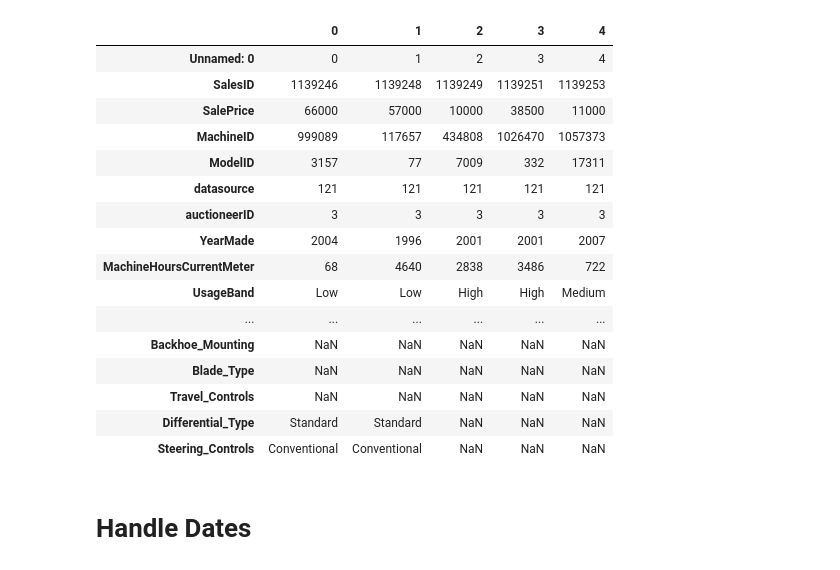
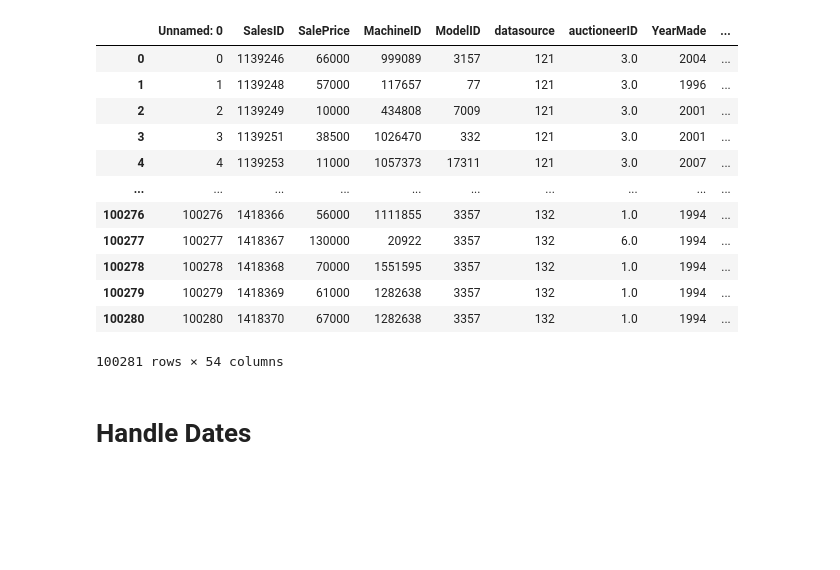
Before and after one commit to dangraf/autoforest, a Jupyter notebook: 01_cleandata.ipynb, the cells around one changed output. Saved outputs shown, nothing was run; the diff lists cells and outputs as text; code cells hidden in the pictures; blank space fills up the shorter version.

```diff
--- a/01_cleandata.ipynb
+++ b/01_cleandata.ipynb
@@ -14,25 +17,21 @@ def display_all(df):
         display(df)
 # %%
 df = pd.read_csv("Buldozers.csv", low_memory=False)
-df.head().T
+display_all(df)
 # %% [output]
-|  | 0 | 1 | 2 | 3 | 4 |
-| Unnamed: 0 | 0 | 1 | 2 | 3 | 4 |
-| SalesID | 1139246 | 1139248 | 1139249 | 1139251 | 1139253 |
-| SalePrice | 66000 | 57000 | 10000 | 38500 | 11000 |
-| MachineID | 999089 | 117657 | 434808 | 1026470 | 1057373 |
-| ModelID | 3157 | 77 | 7009 | 332 | 17311 |
-| datasource | 121 | 121 | 121 | 121 | 121 |
-| auctioneerID | 3 | 3 | 3 | 3 | 3 |
-| YearMade | 2004 | 1996 | 2001 | 2001 | 2007 |
-| MachineHoursCurrentMeter | 68 | 4640 | 2838 | 3486 | 722 |
-| UsageBand | Low | Low | High | High | Medium |
-| ... | ... | ... | ... | ... | ... |
-| Backhoe_Mounting | NaN | NaN | NaN | NaN | NaN |
-| Blade_Type | NaN | NaN | NaN | NaN | NaN |
-| Travel_Controls | NaN | NaN | NaN | NaN | NaN |
-| Differential_Type | Standard | Standard | NaN | NaN | NaN |
-| Steering_Controls | Conventional | Conventional | NaN | NaN | NaN |
+|  | Unnamed: 0 | SalesID | SalePrice | MachineID | ModelID | datasource | auctioneerID | YearMade | ... |
+| 0 | 0 | 1139246 | 66000 | 999089 | 3157 | 121 | 3.0 | 2004 | ... |
+| 1 | 1 | 1139248 | 57000 | 117657 | 77 | 121 | 3.0 | 1996 | ... |
+| 2 | 2 | 1139249 | 10000 | 434808 | 7009 | 121 | 3.0 | 2001 | ... |
+| 3 | 3 | 1139251 | 38500 | 1026470 | 332 | 121 | 3.0 | 2001 | ... |
+| 4 | 4 | 1139253 | 11000 | 1057373 | 17311 | 121 | 3.0 | 2007 | ... |
+| ... | ... | ... | ... | ... | ... | ... | ... | ... | ... |
+| 100276 | 100276 | 1418366 | 56000 | 1111855 | 3357 | 132 | 1.0 | 1994 | ... |
+| 100277 | 100277 | 1418367 | 130000 | 20922 | 3357 | 132 | 6.0 | 1994 | ... |
+| 100278 | 100278 | 1418368 | 70000 | 1551595 | 3357 | 132 | 1.0 | 1994 | ... |
+| 100279 | 100279 | 1418369 | 61000 | 1282638 | 3357 | 132 | 1.0 | 1994 | ... |
+| 100280 | 100280 | 1418370 | 67000 | 1282638 | 3357 | 132 | 1.0 | 1994 | ... |
+100281 rows × 54 columns
 # %% [markdown]
 # Handle Dates
 # %%
```
Also changed, not shown: parts of 15 cells of this notebook, 2 other files.
